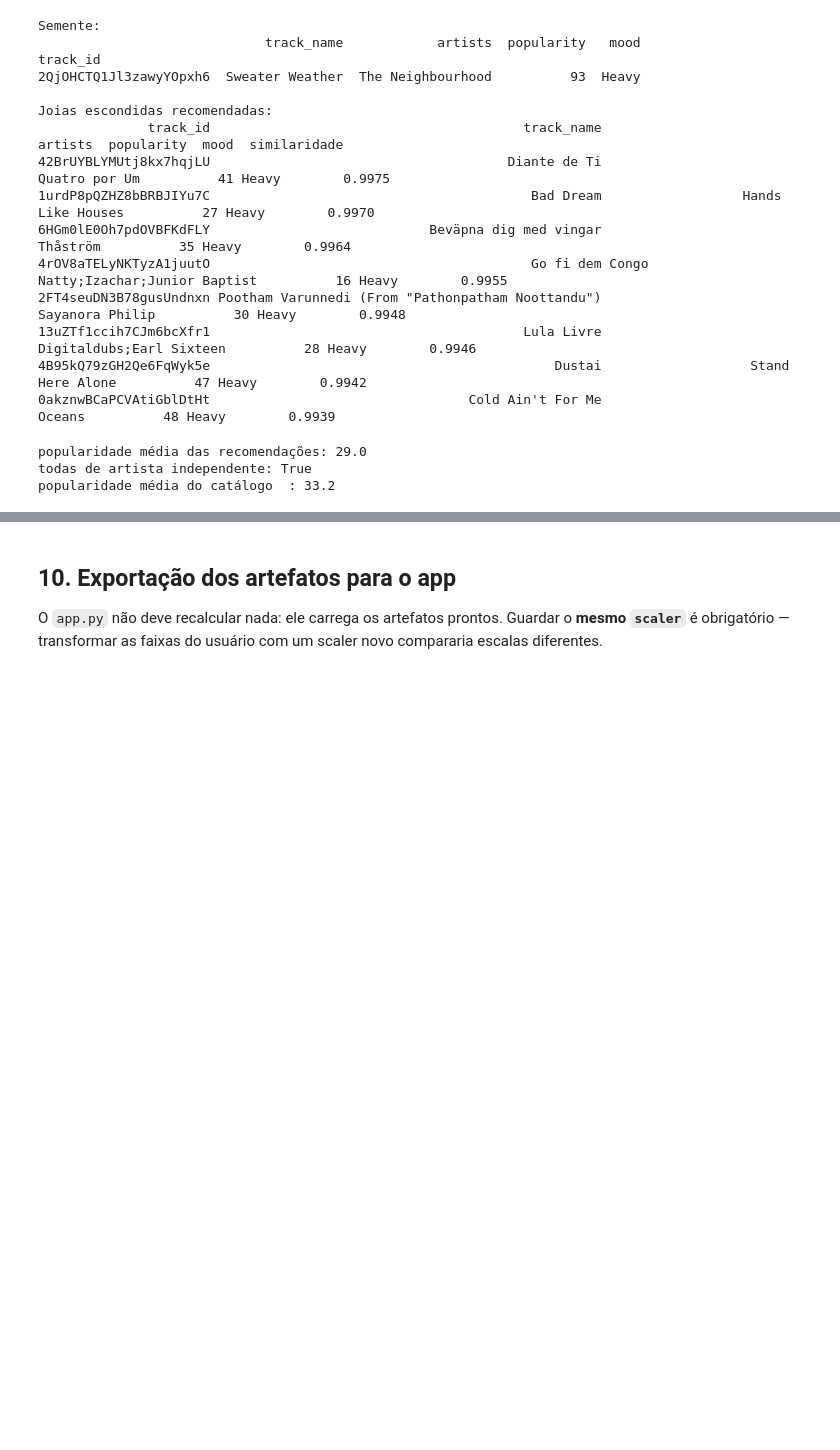
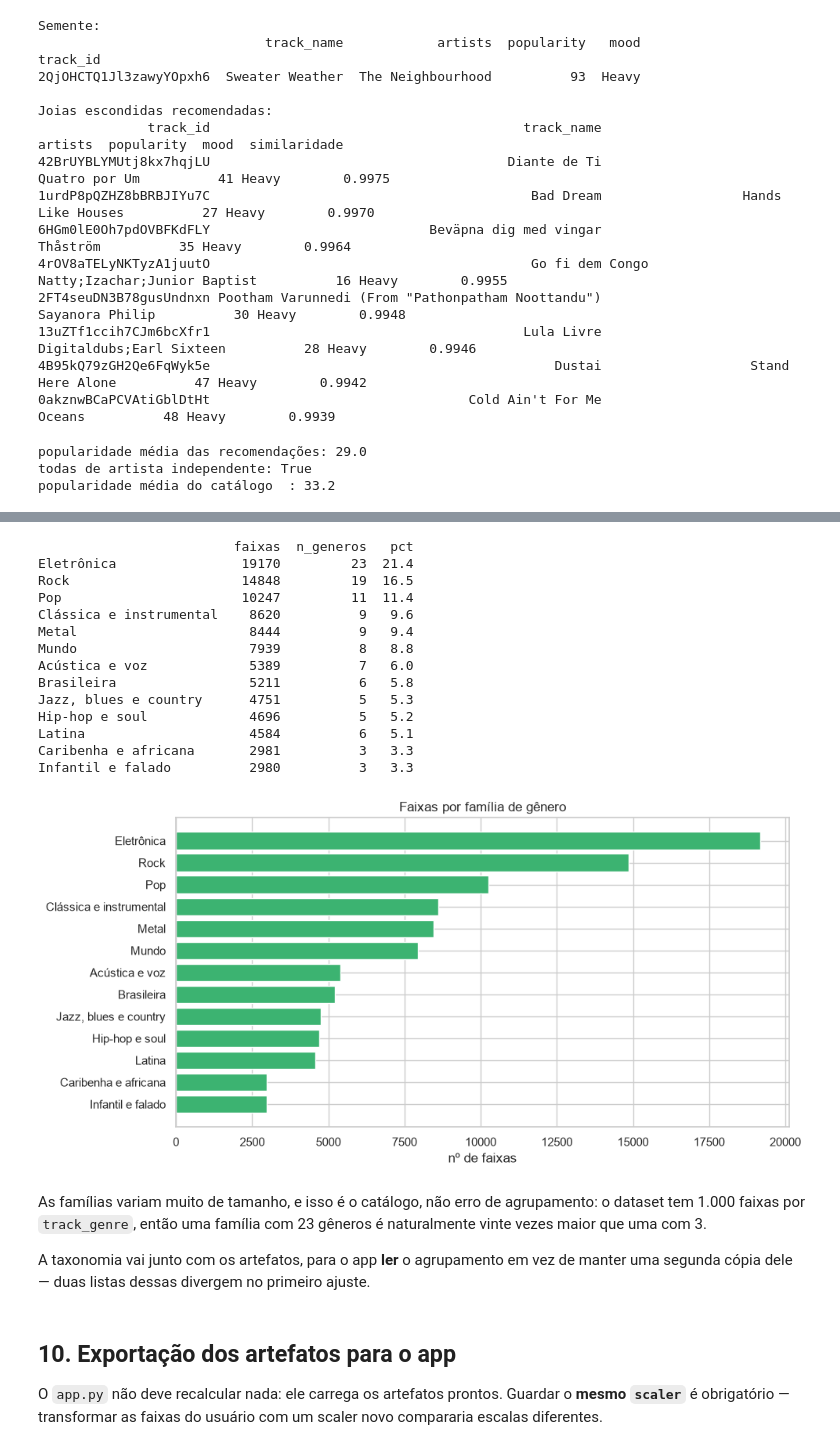
Before and after one commit to AmandaElisa/gems-finder-tic-ia2, a Jupyter notebook: notebook/Grupo_9_Sound_Hunters.ipynb, the cells around one changed output, grey strips where cells are left out. Drawn from its saved outputs; the diff is of its cells as text; code cells hidden in the pictures; blank space fills up the shorter version.

```diff
--- a/notebook/Grupo_9_Sound_Hunters.ipynb
+++ b/notebook/Grupo_9_Sound_Hunters.ipynb
@@ -1676,3 +1791,50 @@ popularidade média do catálogo  : 33.2
+# %%
+# Quantas faixas cada família tem. Uma faixa em dois gêneros da MESMA família
+# conta uma vez — daí o set() antes de contar.
+de_genero_para_familia = {g: f for f, gs in FAMILIAS_DE_GENERO.items()
+                          for g in gs}
+
+contagem_familia = {f: 0 for f in FAMILIAS_DE_GENERO}
+for lista in faixas["generos"]:
+    for familia in {de_genero_para_familia[g] for g in lista}:
+        contagem_familia[familia] += 1
+
+tabela_fam = (pd.Series(contagem_familia, name="faixas")
+              .sort_values(ascending=False).to_frame())
+tabela_fam["n_generos"] = [len(FAMILIAS_DE_GENERO[f]) for f in tabela_fam.index]
+tabela_fam["pct"] = (tabela_fam["faixas"] / len(faixas) * 100).round(1)
+print(tabela_fam.to_string())
+
+fig, ax = plt.subplots(figsize=(10, 5))
+ax.barh(tabela_fam.index[::-1], tabela_fam["faixas"][::-1],
+        color="mediumseagreen")
+ax.set_title("Faixas por família de gênero")
+ax.set_xlabel("nº de faixas")
+plt.tight_layout(); plt.show()
+# %% [output]
+                         faixas  n_generos   pct
+Eletrônica                19170         23  21.4
+Rock                      14848         19  16.5
+Pop                       10247         11  11.4
+Clássica e instrumental    8620          9   9.6
+Metal                      8444          9   9.4
+Mundo                      7939          8   8.8
+Acústica e voz             5389          7   6.0
+Brasileira                 5211          6   5.8
+Jazz, blues e country      4751          5   5.3
+Hip-hop e soul             4696          5   5.2
+Latina                     4584          6   5.1
+Caribenha e africana       2981          3   3.3
+Infantil e falado          2980          3   3.3
+[figure, added]
+# %% [markdown]
+As famílias variam muito de tamanho, e isso é o catálogo, não erro de
+agrupamento: o dataset tem 1.000 faixas por `track_genre`, então uma família
+com 23 gêneros é naturalmente vinte vezes maior que uma com 3.
+
+A taxonomia vai junto com os artefatos, para o app **ler** o agrupamento em
+vez de manter uma segunda cópia dele — duas listas dessas divergem no primeiro
+ajuste.
 # %% [markdown]
 ## 10. Exportação dos artefatos para o app
 
```
Also changed, not shown: parts of 8 cells of this notebook, 6 other files.
